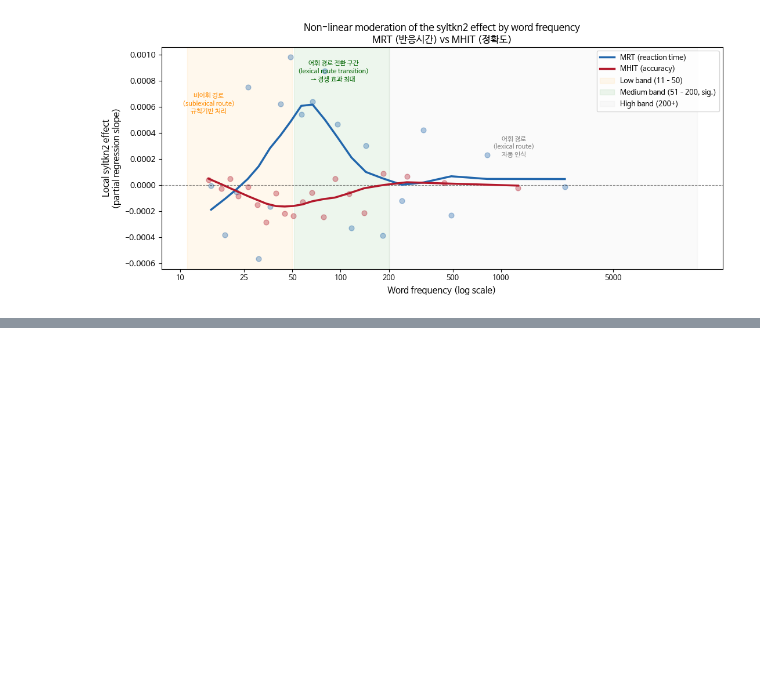
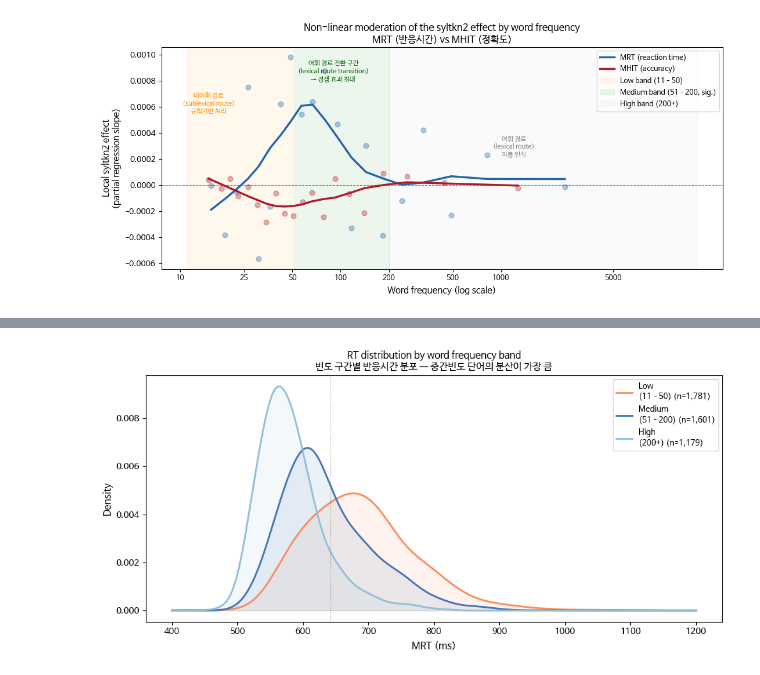
Before and after one commit to psycholinguistics-proj/proj, a Jupyter notebook: Relevant_Analysis_from_D1.ipynb, the cells around one changed output, grey strips where cells are left out. Cells and saved outputs as stored; diff of their text form; code cells hidden in the pictures; blank space fills up the shorter version.

```diff
--- a/Relevant_Analysis_from_D1.ipynb
+++ b/Relevant_Analysis_from_D1.ipynb
@@ -718,0 +837,39 @@ plt.show()
+# %%
+from scipy.stats import gaussian_kde
+
+df_q_plot = df_words[['MRT','Freq']].dropna().copy()
+bins_plot = [0, 10, 50, 200, float('inf')]
+labels_plot = ['Very Low\n(1–10)', 'Low\n(11–50)', 'Medium\n(51–200)', 'High\n(200+)']
+df_q_plot['FreqBand'] = pd.cut(df_q_plot['Freq'], bins=bins_plot, labels=labels_plot)
+
+fig, ax = plt.subplots(figsize=(10, 5))
+
+colors_kde = ['#d73027', '#fc8d59', '#4575b4', '#91bfdb']
+mrt_range = np.linspace(400, 1200, 300)
+
+for band, color in zip(['Low\n(11–50)', 'Medium\n(51–200)', 'High\n(200+)'],
+                        colors_kde[1:]):
+    subset = df_q_plot[df_q_plot['FreqBand'] == band]['MRT'].dropna()
+    if len(subset) < 30:
+        continue
+    kde = gaussian_kde(subset, bw_method=0.3)
+    ax.plot(mrt_range, kde(mrt_range),
+            color=color, linewidth=2,
+            label=f'{band} (n={len(subset):,})')
+    ax.fill_between(mrt_range, kde(mrt_range), alpha=0.1, color=color)
+
+ax.set_xlabel('MRT (ms)', fontsize=11)
+ax.set_ylabel('Density', fontsize=11)
+ax.set_title('RT distribution by word frequency band\n'
+             '빈도 구간별 반응시간 분포 — 중간빈도 단어의 분산이 가장 큼',
+             fontsize=11)
+ax.legend(fontsize=9)
+ax.axvline(df_words['MRT'].mean(), color='black',
+           linewidth=0.8, linestyle=':', alpha=0.5,
+           label=f'Overall mean ({df_words["MRT"].mean():.0f}ms)')
+
+plt.tight_layout()
+plt.savefig('rt_distribution_by_band.png', dpi=150, bbox_inches='tight')
+plt.show()
+# %% [output]
+[figure, added]
```
Also changed, not shown: parts of 3 cells of this notebook.
